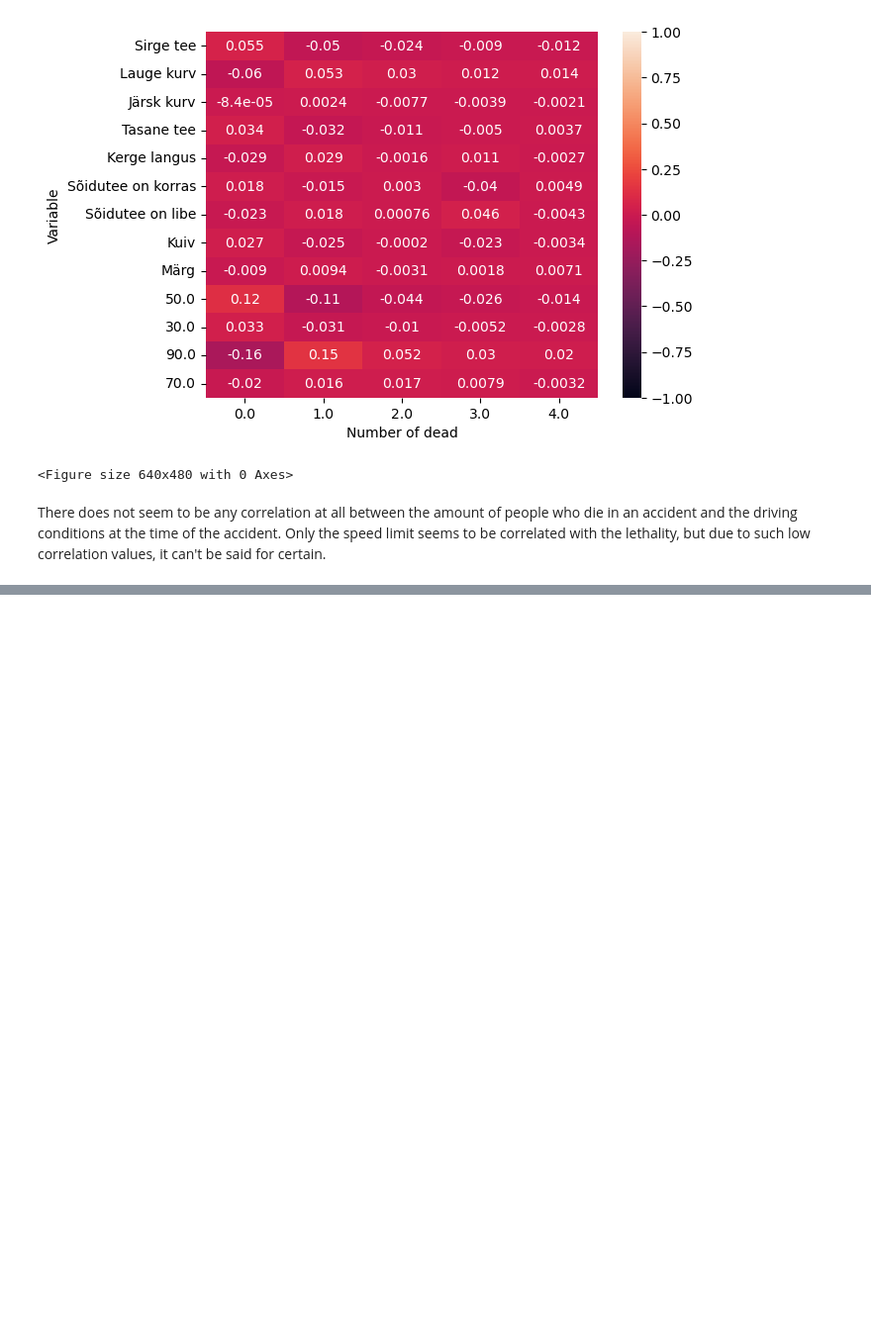
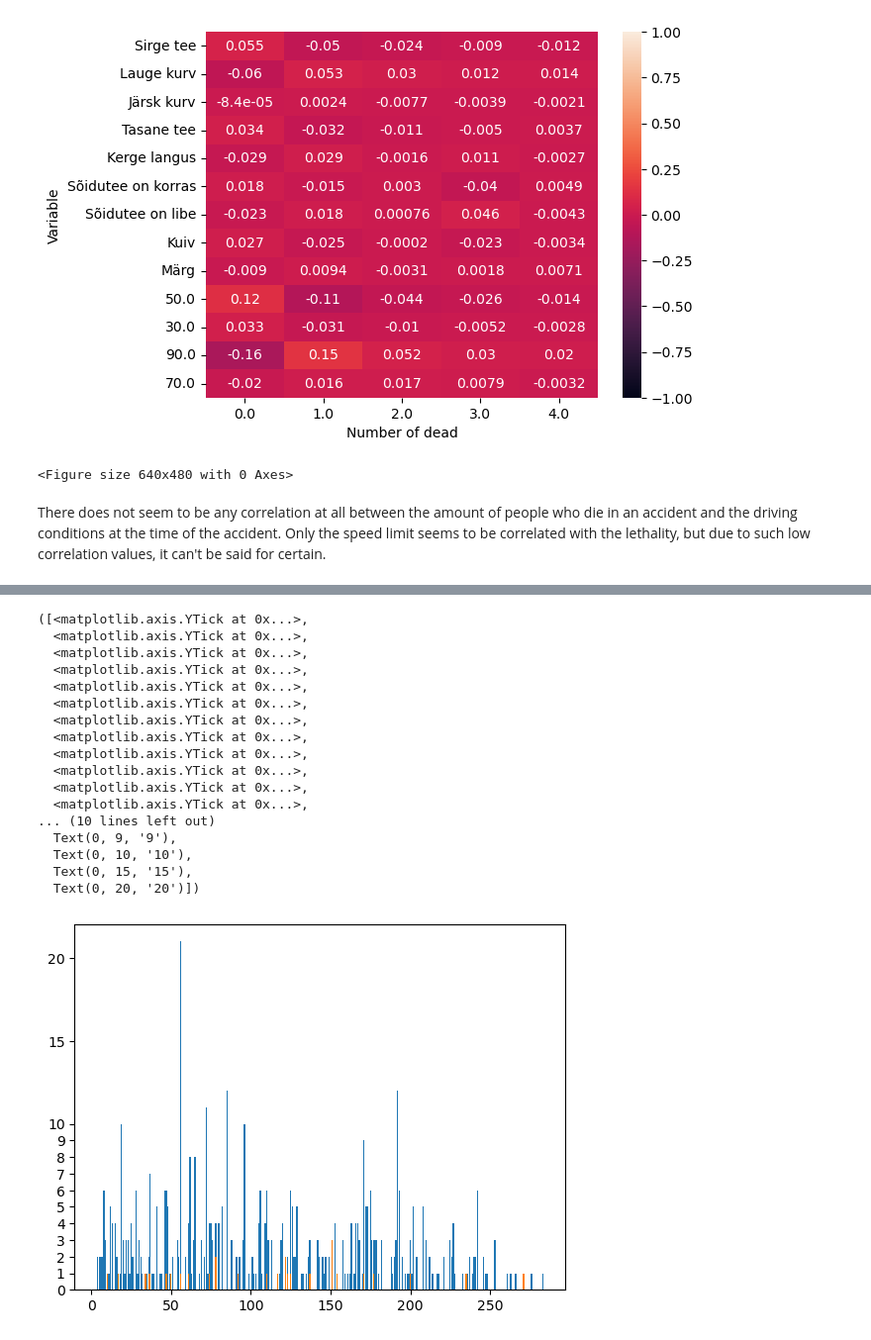
Before and after one commit to gCoreByte/car-accidents-in-estonia, a Jupyter notebook: data_preparation/data_correlation.ipynb, the cells around one changed output, grey strips where cells are left out. Shown at 99% size. Drawn from its saved outputs; the diff is of its cells as text; code cells hidden in the pictures; blank space fills up the shorter version.

```diff
--- a/data_preparation/correlation.ipynb
+++ b/data_preparation/data_correlation.ipynb
@@ -196,0 +233,71 @@ There does not seem to be any correlation at all between the amount of people wh
+# %%
+#Road leaderboard
+# 2        308
+# 1        275
+# 4        177
+# 11       101
+# 3         96
+# 5         86
+# 9         75
+# 15        74
+# 11390     66
+# 8         63
+# 10        52
+# 39        50
+# 92        50
+# Name: Road_nr, dtype: int64
+
+def m(nr):
+    #data['Road_km_mark'] = data.apply(lambda row: (math.floor(row.Road_km_mark / 25)*25), axis=1)
+    data_road_nr_2 = data[data.Road_nr == nr]
+    data_road_nr_2 = data_road_nr_2.groupby(['Road_km_mark']).sum() #cum
+    #data_road_nr_2 = data_road_nr_2.drop()
+    ypoints = data_road_nr_2.Wounded
+    xpoints = data_road_nr_2.index
+    #data_road_nr_2
+    return xpoints, ypoints
+
+
+def n(nr):
+    #data['Road_km_mark'] = data.apply(lambda row: (math.floor(row.Road_km_mark / 25)*25), axis=1)
+    data_road_nr_2 = data[data.Road_nr == nr]
+    data_road_nr_2 = data_road_nr_2.groupby(['Road_km_mark']).sum() #cum
+    #data_road_nr_2 = data_road_nr_2.drop()
+    ypoints = data_road_nr_2.Dead
+    xpoints = data_road_nr_2.index
+    #data_road_nr_2
+    return xpoints, ypoints
+
+a = m(2) #Tallinn Tartu
+b = m(1) #Narva
+c = m(4) #Tallinn pärnu
+
+a2 = n(2)
+b2 = n(1)
+
+
+#Plotting
+
+#Lets look at Tallinn-Tartu road
+plt.bar(a[0], a[1])
+plt.bar(a2[0], a2[1])
+plt.yticks([0,1,2,3,4,5,6,7,8,9,10,15,20])
+# %% [output]
+([<matplotlib.axis.YTick at 0x...>,
+  <matplotlib.axis.YTick at 0x...>,
+  <matplotlib.axis.YTick at 0x...>,
+  <matplotlib.axis.YTick at 0x...>,
+  <matplotlib.axis.YTick at 0x...>,
+  <matplotlib.axis.YTick at 0x...>,
+  <matplotlib.axis.YTick at 0x...>,
+  <matplotlib.axis.YTick at 0x...>,
+  <matplotlib.axis.YTick at 0x...>,
+  <matplotlib.axis.YTick at 0x...>,
+  <matplotlib.axis.YTick at 0x...>,
+  <matplotlib.axis.YTick at 0x...>,
+... (10 lines left out)
+  Text(0, 9, '9'),
+  Text(0, 10, '10'),
+  Text(0, 15, '15'),
+  Text(0, 20, '20')])
+[figure, added]
```
Also changed, not shown: parts of 8 cells of this notebook, 1 other file.
